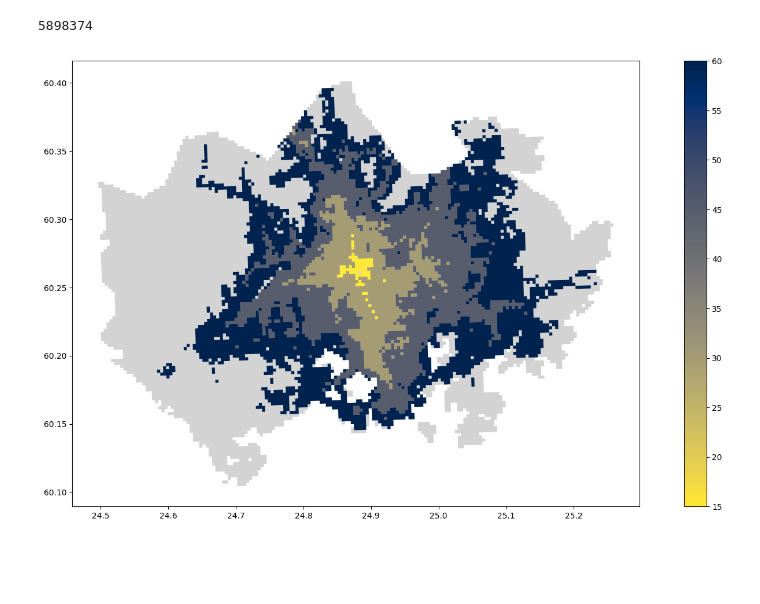
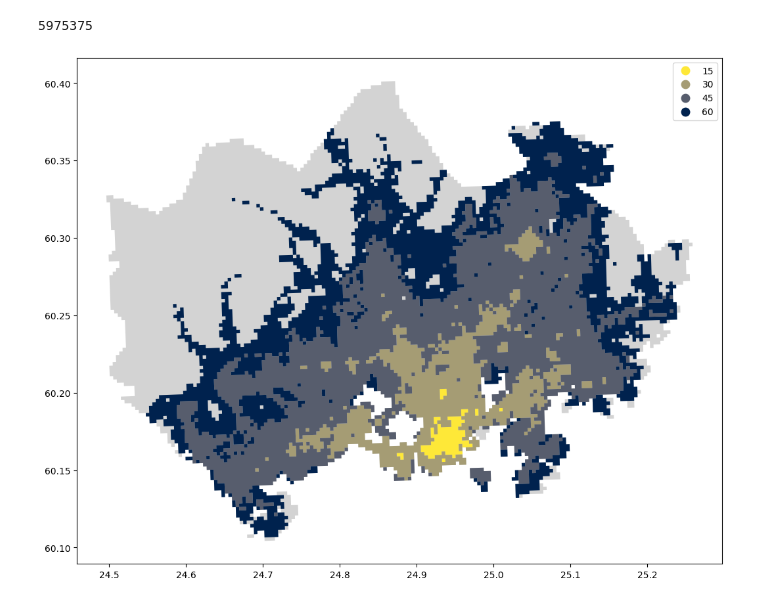
Before and after one commit to eemilhaa/travel-time-matrix-visualisation-preprocessing, a Jupyter notebook: example.ipynb, the cells around one changed output. Drawn from its saved outputs; the diff is of its cells as text; code cells hidden in the pictures; blank space fills up the shorter version.

```diff
--- a/example.ipynb
+++ b/example.ipynb
@@ -12,25 +27,30 @@ def plot_catchments(catchments, grid):
 # %%
-grid_cols = [
-    "id",
-    "geometry",
-]
+grid = gpd.read_file(
+    Path("./data/Helsinki_Travel_Time_Matrix_2023_grid.gpkg.zip")
+)
 
-times = [15, 30, 45, 60]
-
-
-grid = gpd.read_file("./data/grid/Helsinki_Travel_Time_Matrix_2023_grid.gpkg")[grid_cols]
-grid = grid.to_crs(epsg=4326)
+grid = grid[["id", "geometry"]].to_crs(epsg=4326)
 # %%
-id = grid.sample().iloc[0]["id"]
-print(id)
+ykr_id = grid.sample().iloc[0]["id"]
+print(ykr_id)
 # %% [output]
-5898374
+5975375
 # %%
-traveltimes = pd.read_csv(
-    f"./data/matrix/Helsinki_Travel_Time_Matrix_2023/Helsinki_Travel_Time_Matrix_2023_travel_times_to_{id}.csv", sep=',', na_values=['-1']
+traveltimes = read_matrix_to_df(
+    Path(f"./data/Helsinki_Travel_Time_Matrix_2023/Helsinki_Travel_Time_Matrix_2023_travel_times_to_{ykr_id}.csv"),
+    filetype="csv"
 )
-interest_col = "pt_r_walk_avg"
-intrest_times = traveltimes[["from_id", interest_col]]
 
-tt_grid = grid.merge(intrest_times, left_on="id", right_on="from_id")
-tt_grid = tt_grid[["geometry", interest_col]]
+mode = "pt_r_walk_avg"
+
+tt_grid = merge_traveltimes_to_grid(
+    grid,
+    traveltimes,
+    mode,
+)
+
+tt_isochrones = dissolve_grid_to_isochrones(
+    tt_grid,
+    breakpoints=[15, 30, 45, 60],
+    mode=mode,
+)
@@ -47,4 +57,4 @@ catchments = catchments[["geometry", "t"]]
 # %%
-plot_catchments(catchments, grid)
+plot_isochrones(tt_isochrones, grid)
 # %% [output]
-[figure, old version]
+[figure, new version]
```
Also changed, not shown: parts of 4 cells of this notebook.
